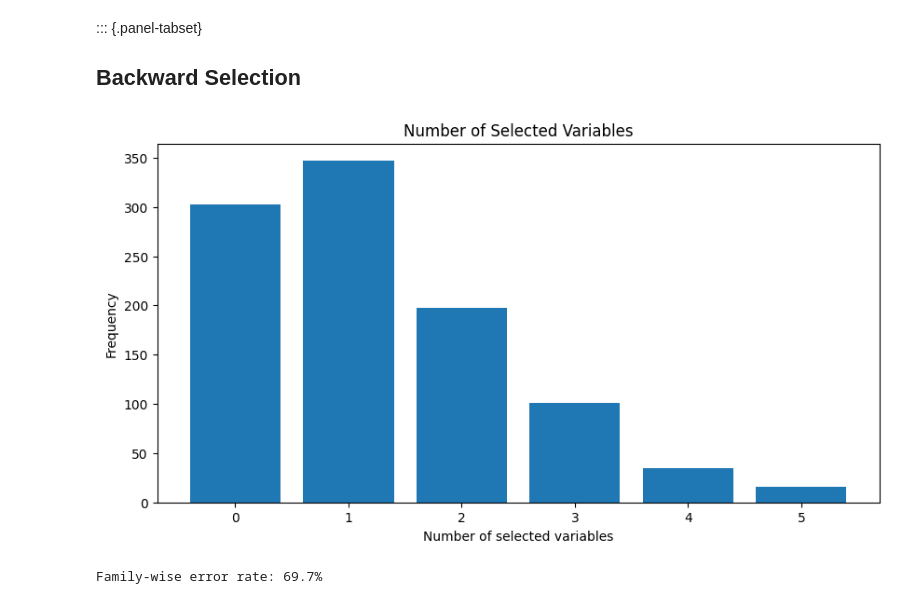
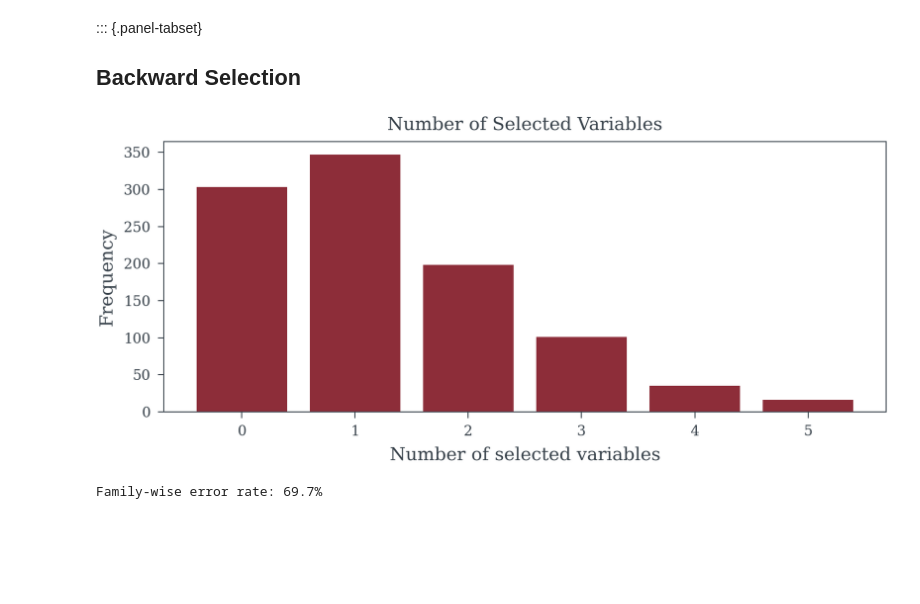
Before and after one commit to redam94/common_regression_issues, a Jupyter notebook: nbs/02_the_illusion_of_significance.ipynb, the cells around one changed output. Drawn from its saved outputs; the diff is of its cells as text; code cells hidden in the pictures; blank space fills up the shorter version.

Commit message:
Update: Changed graphics and added normilazation nb

```diff
--- a/nbs/02_the_illusion_of_significance.ipynb
+++ b/nbs/02_the_illusion_of_significance.ipynb
@@ -84,3 +84,10 @@ np.random.seed(42)
+# %%
+#| hide
+np.random.seed(42)
+plt.rcParams.update(bundles.beamer_moml())
+plt.rcParams.update({'figure.dpi': 300})
+plt.rcParams['font.family'] = 'DeJavu Serif'
+plt.rcParams['font.serif'] = ['Times New Roman']
 # %% [markdown]
 ::: {.callout-note collapse=true}
 ## Helper Functions
@@ -264,15 +271,15 @@ for trial in range(n_trials):
 # %%
 #| echo: false
 #| fig-cap: "Histogram of the number of selected variables in each trial using backward selection. The number of variables that are actually predictive are 0, however over 50% of the trials selected at least one variable as a statistically significant predictor."
 #| label: fig-histogram-backward-selection
-plt.figure(figsize=(10, 5))
+#plt.figure(figsize=(10, 5))
 n_vars_selected = np.array([len(set(v)) for v in backward_selected_vars])
 plt.hist(n_vars_selected, bins=np.unique(n_vars_selected), align='left', rwidth=0.8)
 plt.xlabel("Number of selected variables")
 plt.ylabel("Frequency")
 plt.title("Number of Selected Variables");
 # %% [output]
-[figure, old version]
+[figure, new version]
 # %%
 #| echo: false
 print(f"Family-wise error rate: {np.mean(n_vars_selected > 0):.1%}")
```
Also changed, not shown: parts of 9 cells of this notebook, 2 other files.
